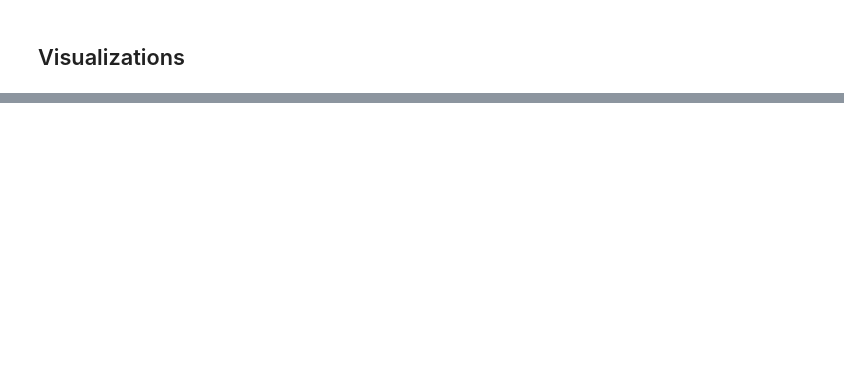
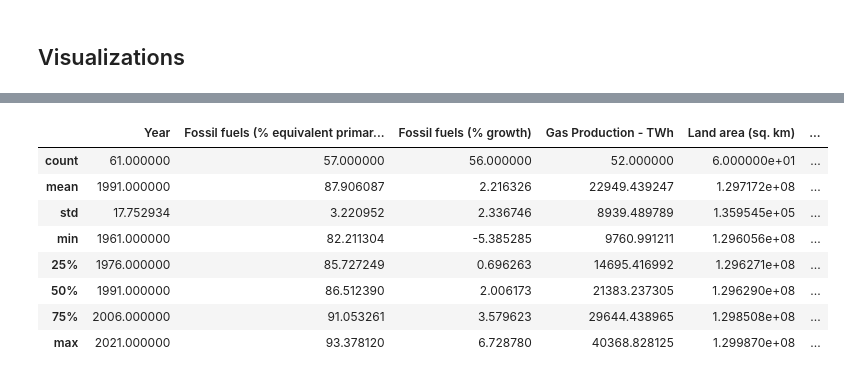
Before and after one commit to Etisaal-Intelligence/global_yearly_metrics_visualizer, a Jupyter notebook: 2_viz_notebooks/V2_map_viz.ipynb, the cells around one changed output, grey strips where cells are left out. Saved outputs shown, nothing was run; the diff lists cells and outputs as text; code cells hidden in the pictures; blank space fills up the shorter version.

```diff
--- a/2_viz_notebooks/V2_map_viz.ipynb
+++ b/2_viz_notebooks/V2_map_viz.ipynb
@@ -127,0 +130,4 @@ df_original.describe()
+# %%
+category_filter = "World"
+
+df = df_original.copy().loc[df_original['Entity_Category'] == category_filter]
@@ -127,0 +143,12 @@ df_original.describe()
+# %%
+df.describe()
+# %% [output]
+|  | Year | Fossil fuels (% equivalent primar... | Fossil fuels (% growth) | Gas Production - TWh | Land area (sq. km) | ... |
+| count | 61.000000 | 57.000000 | 56.000000 | 52.000000 | 6.000000e+01 | ... |
+| mean | 1991.000000 | 87.906087 | 2.216326 | 22949.439247 | 1.297172e+08 | ... |
+| std | 17.752934 | 3.220952 | 2.336746 | 8939.489789 | 1.359545e+05 | ... |
+| min | 1961.000000 | 82.211304 | -5.385285 | 9760.991211 | 1.296056e+08 | ... |
+| 25% | 1976.000000 | 85.727249 | 0.696263 | 14695.416992 | 1.296271e+08 | ... |
+| 50% | 1991.000000 | 86.512390 | 2.006173 | 21383.237305 | 1.296290e+08 | ... |
+| 75% | 2006.000000 | 91.053261 | 3.579623 | 29644.438965 | 1.298508e+08 | ... |
+| max | 2021.000000 | 93.378120 | 6.728780 | 40368.828125 | 1.299870e+08 | ... |
```
Also changed, not shown: parts of 3 cells of this notebook.
